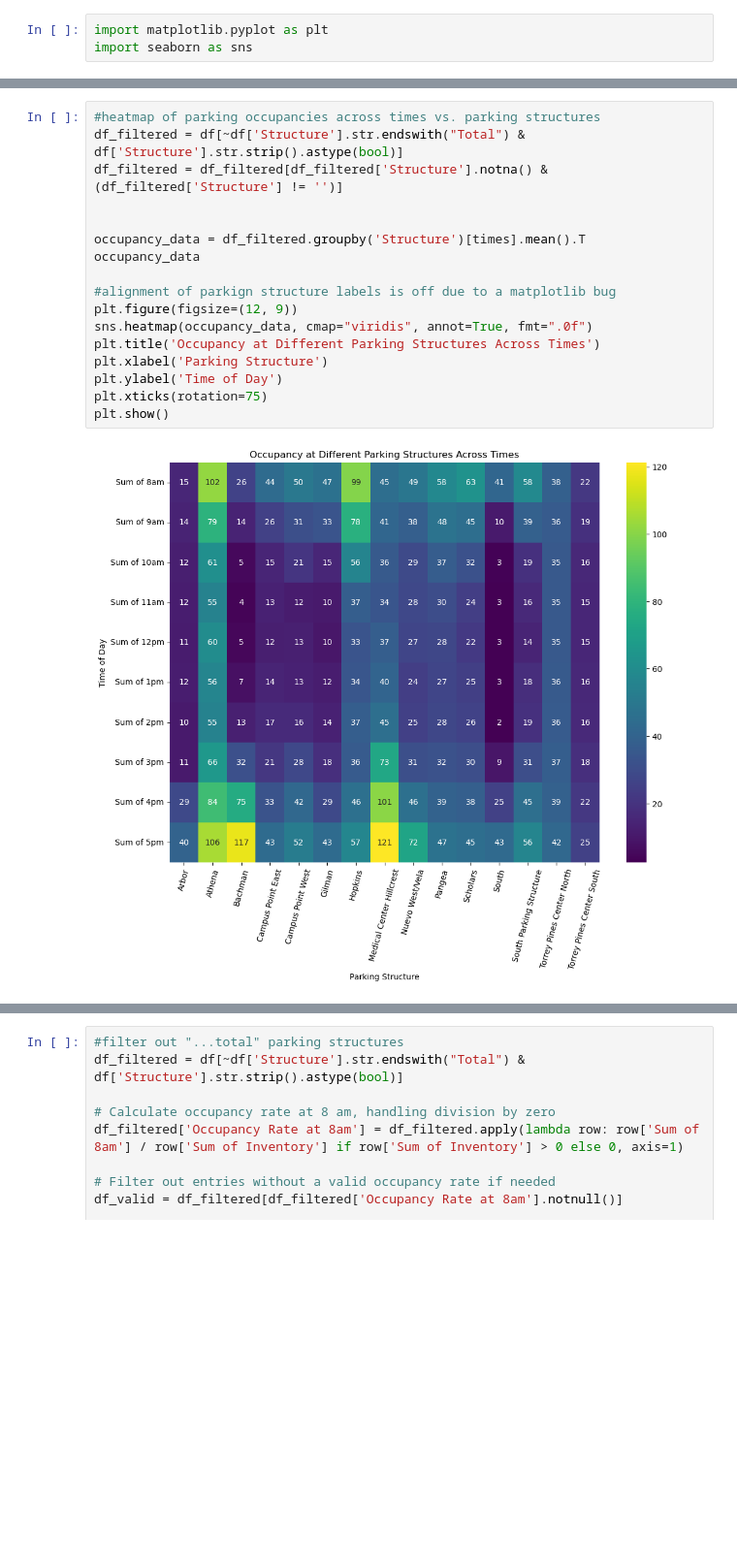
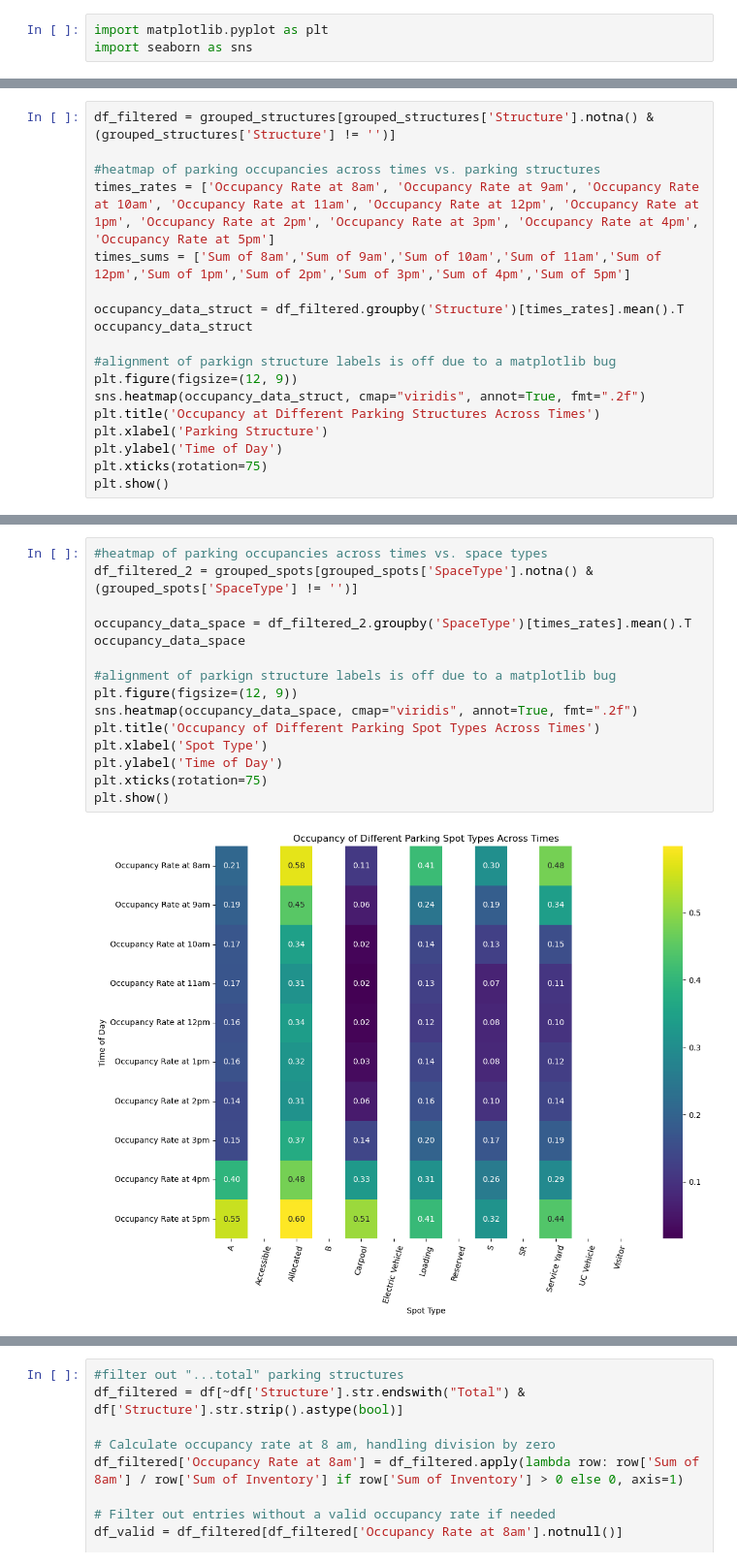
Before and after one commit to DanielJu0925/math189_project, a Jupyter notebook: data_process.ipynb, the cells around one changed output, grey strips where cells are left out. Shown at 97% size. Cells and saved outputs as stored; diff of their text form; blank space fills up the shorter version.

Commit message:
added graphs for parking structure breakdown by rate

```diff
--- a/data_process.ipynb
+++ b/data_process.ipynb
@@ -211,0 +157,18 @@ for time in times:
+# %%
+df_filtered = grouped_structures[grouped_structures['Structure'].notna() & (grouped_structures['Structure'] != '')]
+
+#heatmap of parking occupancies across times vs. parking structures
+times_rates = ['Occupancy Rate at 8am', 'Occupancy Rate at 9am', 'Occupancy Rate at 10am', 'Occupancy Rate at 11am', 'Occupancy Rate at 12pm', 'Occupancy Rate at 1pm', 'Occupancy Rate at 2pm', 'Occupancy Rate at 3pm', 'Occupancy Rate at 4pm', 'Occupancy Rate at 5pm']
+times_sums = ['Sum of 8am','Sum of 9am','Sum of 10am','Sum of 11am','Sum of 12pm','Sum of 1pm','Sum of 2pm','Sum of 3pm','Sum of 4pm','Sum of 5pm']
+
+occupancy_data_struct = df_filtered.groupby('Structure')[times_rates].mean().T
+occupancy_data_struct
+
+#alignment of parkign structure labels is off due to a matplotlib bug
+plt.figure(figsize=(12, 9))
+sns.heatmap(occupancy_data_struct, cmap="viridis", annot=True, fmt=".2f")
+plt.title('Occupancy at Different Parking Structures Across Times')
+plt.xlabel('Parking Structure')
+plt.ylabel('Time of Day')
+plt.xticks(rotation=75)
+plt.show()
@@ -212,19 +197,17 @@ for time in times:
 # %%
-#heatmap of parking occupancies across times vs. parking structures
-df_filtered = df[~df['Structure'].str.endswith("Total") & df['Structure'].str.strip().astype(bool)]
-df_filtered = df_filtered[df_filtered['Structure'].notna() & (df_filtered['Structure'] != '')]
+#heatmap of parking occupancies across times vs. space types
+df_filtered_2 = grouped_spots[grouped_spots['SpaceType'].notna() & (grouped_spots['SpaceType'] != '')]
 
-
-occupancy_data = df_filtered.groupby('Structure')[times].mean().T
-occupancy_data
+occupancy_data_space = df_filtered_2.groupby('SpaceType')[times_rates].mean().T
+occupancy_data_space
 
 #alignment of parkign structure labels is off due to a matplotlib bug
 plt.figure(figsize=(12, 9))
-sns.heatmap(occupancy_data, cmap="viridis", annot=True, fmt=".0f")
-plt.title('Occupancy at Different Parking Structures Across Times')
-plt.xlabel('Parking Structure')
+sns.heatmap(occupancy_data_space, cmap="viridis", annot=True, fmt=".2f")
+plt.title('Occupancy of Different Parking Spot Types Across Times')
+plt.xlabel('Spot Type')
 plt.ylabel('Time of Day')
 plt.xticks(rotation=75)
 plt.show()
 # %% [output]
-[figure, old version]
+[figure, new version]
```
Also changed, not shown: parts of 11 cells of this notebook.
